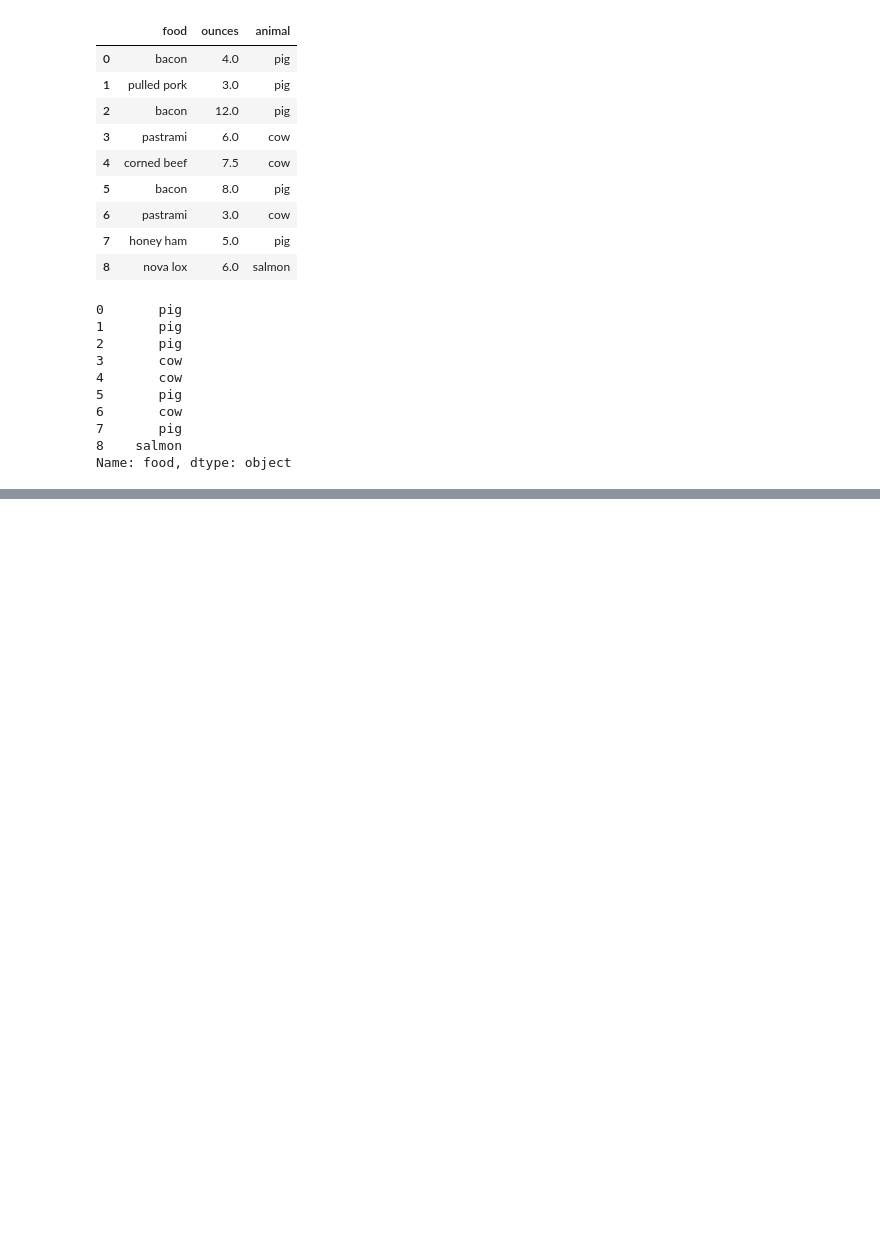
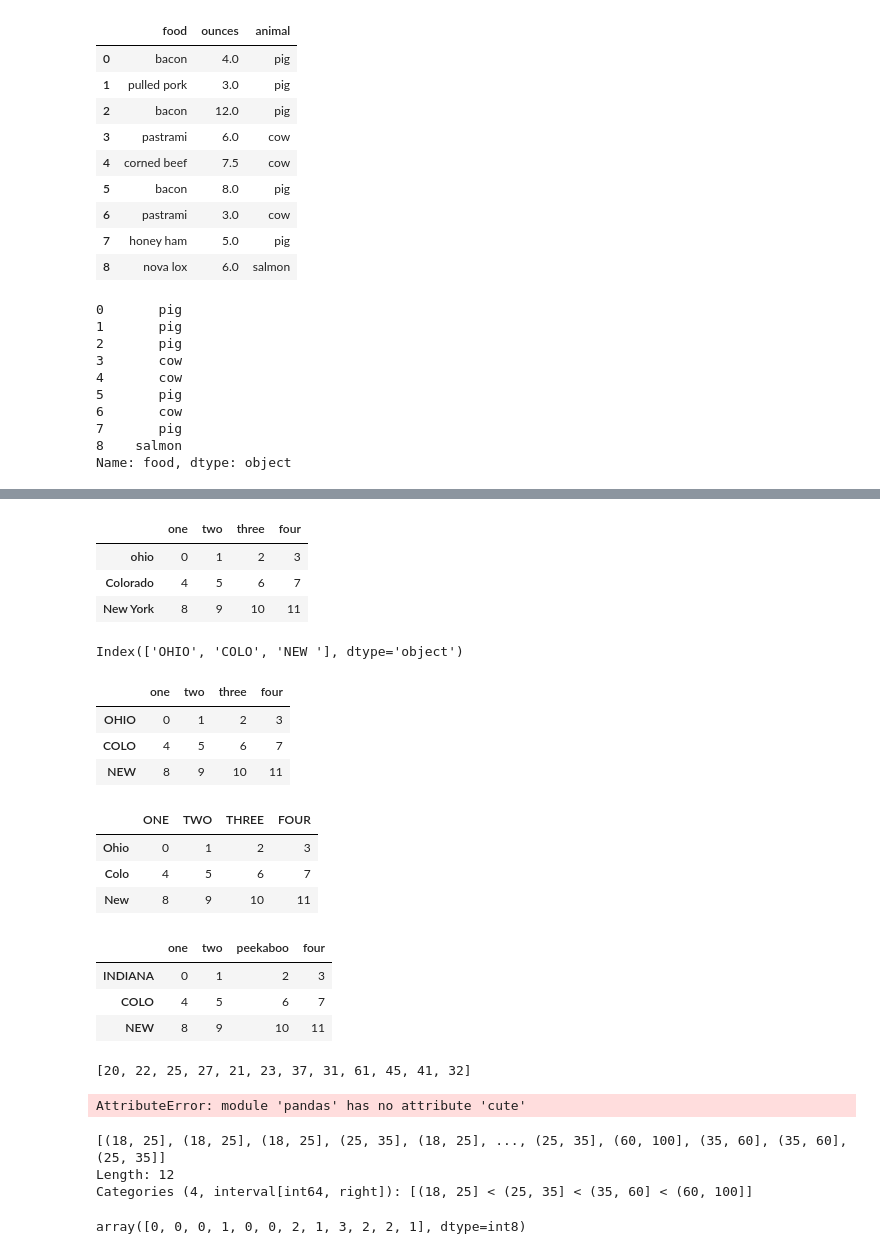
Before and after one commit to jayilpark/Pandas, a Jupyter notebook: PD_practice_chapter7.ipynb, the cells around one changed output, grey strips where cells are left out. Saved outputs shown, nothing was run; the diff lists cells and outputs as text; code cells hidden in the pictures; blank space fills up the shorter version.

```diff
--- a/PD_practice_chapter7.ipynb
+++ b/PD_practice_chapter7.ipynb
@@ -443,0 +502,76 @@ Name: food, dtype: object
+# %%
+# renaming axis indexes
+# axis labels can be similarly transformed by a function or mapping of some form to produce new, differently labeled objects
+# modifying the axes in place without creating a new data structure
+data = pd.DataFrame(np.arange(12).reshape((3,4)),
+        index = ["ohio","Colorado","New York"],
+        columns = ["one","two","three","four"])
+data
+# %% [output]
+|  | one | two | three | four |
+| ohio | 0 | 1 | 2 | 3 |
+| Colorado | 4 | 5 | 6 | 7 |
+| New York | 8 | 9 | 10 | 11 |
+# %%
+# .map() method for axis indexes, just like in Series
+def transform(x):
+    return x[:4].upper()
+
+data.index.map(transform)
+# %% [output]
+Index(['OHIO', 'COLO', 'NEW '], dtype='object')
+# %%
+# can assign to the index attribute, modifying the DataFrame in place
+data.index = data.index.map(transform)
+data
+# %% [output]
+|  | one | two | three | four |
+| OHIO | 0 | 1 | 2 | 3 |
+| COLO | 4 | 5 | 6 | 7 |
+| NEW | 8 | 9 | 10 | 11 |
+# %%
+# if wanting to create a transformed version without modifying the origina, .renam() can be used
+data.rename(index=str.title,columns=str.upper)
+# %% [output]
+|  | ONE | TWO | THREE | FOUR |
+| Ohio | 0 | 1 | 2 | 3 |
+| Colo | 4 | 5 | 6 | 7 |
+| New | 8 | 9 | 10 | 11 |
+# %%
+# .rename() can be used in conjuction with a dictionary-like object
+data.rename(index={"OHIO":"INDIANA"},
+           columns={"three":"peekaboo"})
+# %% [output]
+|  | one | two | peekaboo | four |
+| INDIANA | 0 | 1 | 2 | 3 |
+| COLO | 4 | 5 | 6 | 7 |
+| NEW | 8 | 9 | 10 | 11 |
+# %%
+# Discretization and Binning
+# data about a group of people in a study, gropuping them into discreet age buckets
+ages = [20,22,25,27,21,23,37,31,61,45,41,32]
+ages
+# %% [output]
+[20, 22, 25, 27, 21, 23, 37, 31, 61, 45, 41, 32]
+# %%
+# bins = 18 to 25, 26 to 35, 36 to 60, and 61 and older
+# use pd.cut()
+bins = [18,25,35,60,100]
+age_categories = pd.cute(ages,bins)
+age_categories
+# %% [output]
+AttributeError: module 'pandas' has no attribute 'cute'
+# %%
+bins = [18,25,35,60,100]
+age_categories = pd.cut(ages,bins)
+age_categories
+# each bin is identified by a special interval value type containing lower and upper limit of each bin
+# %% [output]
+[(18, 25], (18, 25], (18, 25], (25, 35], (18, 25], ..., (25, 35], (60, 100], (35, 60], (35, 60], (25, 35]]
+Length: 12
+Categories (4, interval[int64, right]): [(18, 25] < (25, 35] < (35, 60] < (60, 100]]
+# %%
+# data codified in numberical integers (the "pointer" to the category)
+age_categories.codes
+# %% [output]
+array([0, 0, 0, 1, 0, 0, 2, 1, 3, 2, 2, 1], dtype=int8)
```
Also changed, not shown: parts of 27 cells of this notebook.
